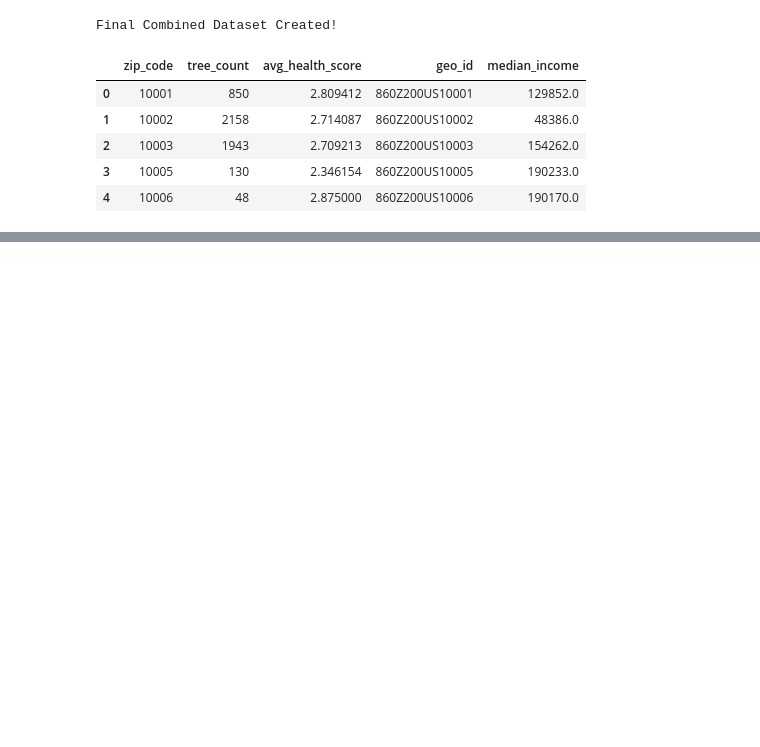
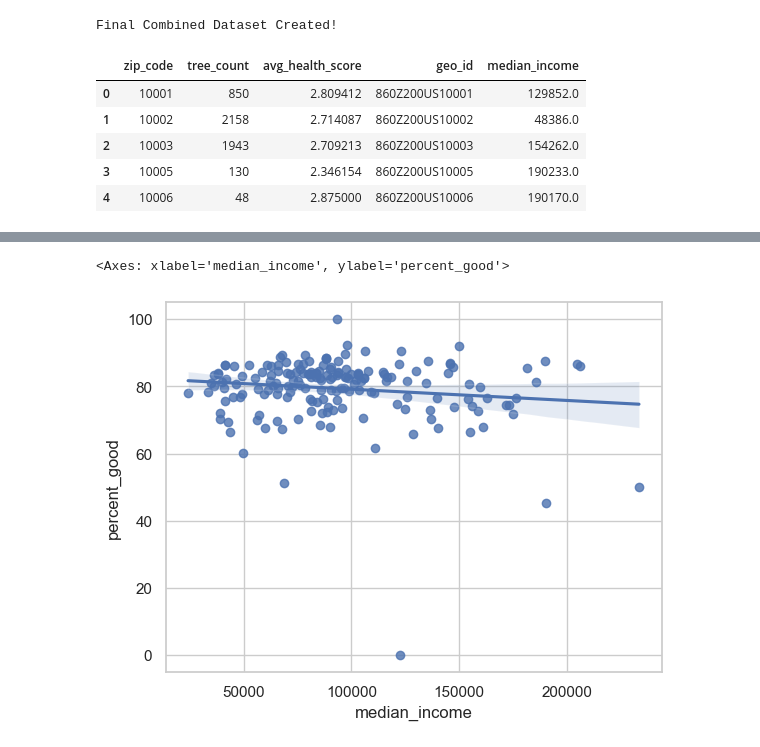
Before and after one commit to nyevy/urban-canopy-data-mining, a Jupyter notebook: exploration.ipynb, the cells around one changed output, grey strips where cells are left out. Saved outputs shown, nothing was run; the diff lists cells and outputs as text; code cells hidden in the pictures; blank space fills up the shorter version.

```diff
--- a/exploration.ipynb
+++ b/exploration.ipynb
@@ -92,0 +152,14 @@ Final Combined Dataset Created!
+# %%
+# Go back to trees_df and calculate % of 'Good' trees
+health_counts = trees_df.groupby(['postcode', 'health']).size().unstack(fill_value=0)
+health_counts['total'] = health_counts.sum(axis=1)
+health_counts['percent_good'] = (health_counts['Good'] / health_counts['total']) * 100
+
+# Merge this back into your final_df
+final_df = final_df.merge(health_counts[['percent_good']], left_on='zip_code', right_index=True)
+
+# Now plot Income vs Percent Good
+sns.regplot(data=final_df, x='median_income', y='percent_good')
+# %% [output]
+<Axes: xlabel='median_income', ylabel='percent_good'>
+[figure, added]
```
Also changed, not shown: parts of 8 cells of this notebook.
